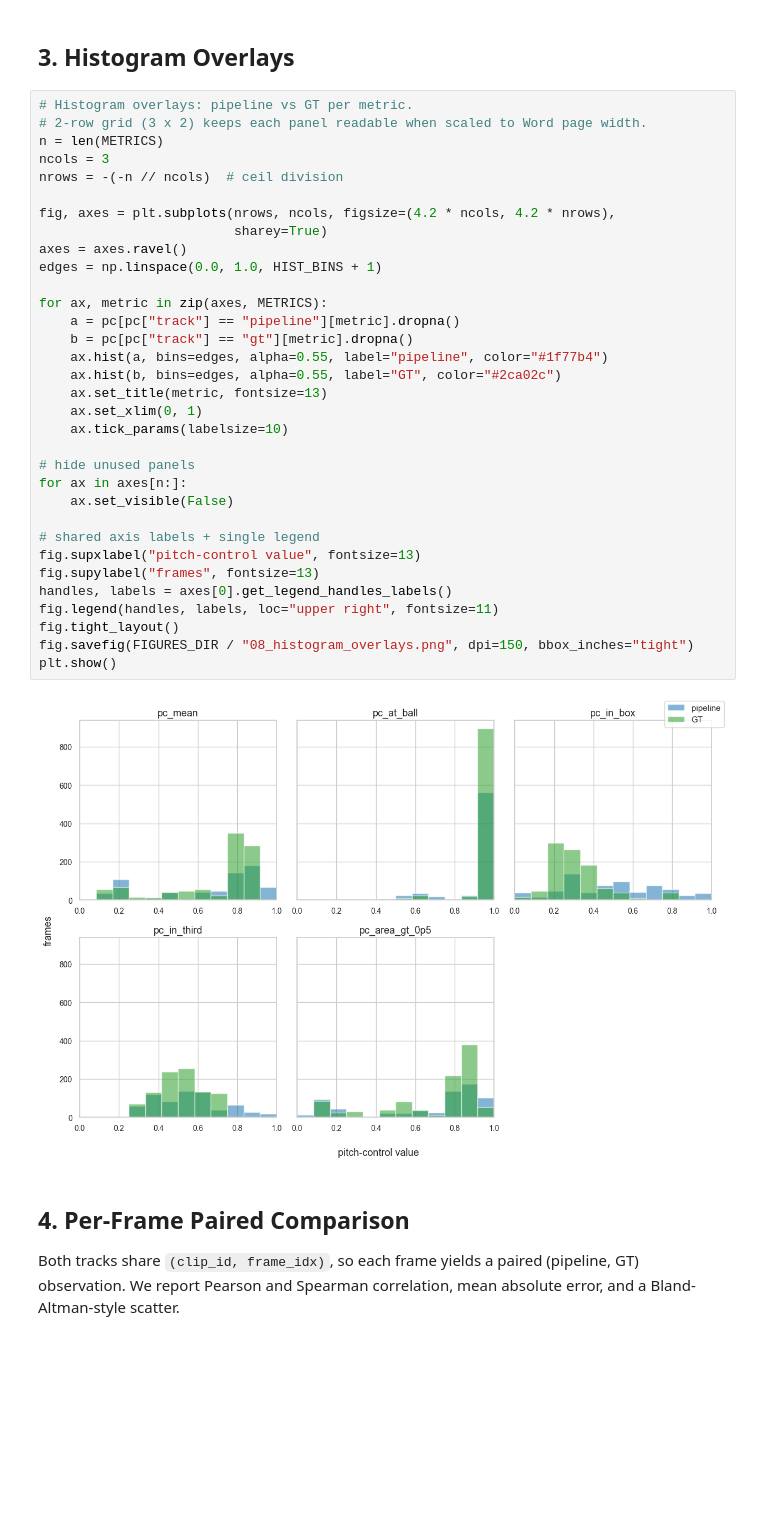
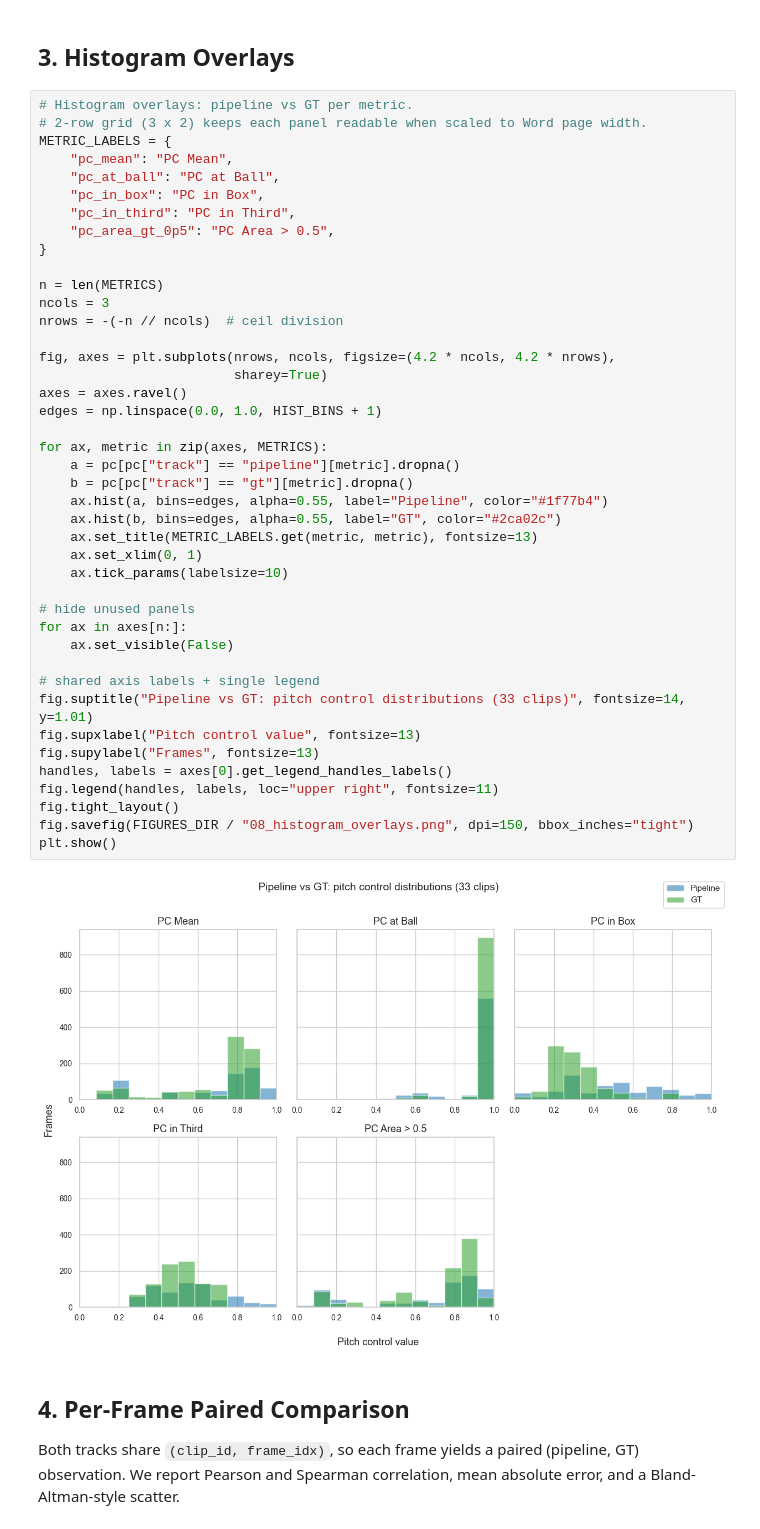
Before and after one commit to itzmore-mph/soccernet-setpiece-vision, a Jupyter notebook: notebooks/03_evaluation_and_validation.ipynb, the cells around one changed output. Saved outputs shown, nothing was run; the diff lists cells and outputs as text; blank space fills up the shorter version.

```diff
--- a/notebooks/03_evaluation_and_validation.ipynb
+++ b/notebooks/03_evaluation_and_validation.ipynb
@@ -117,38 +117,47 @@ Mean histogram overlap: 0.726
 # %%
 # Histogram overlays: pipeline vs GT per metric.
 # 2-row grid (3 x 2) keeps each panel readable when scaled to Word page width.
+METRIC_LABELS = {
+    "pc_mean": "PC Mean",
+    "pc_at_ball": "PC at Ball",
+    "pc_in_box": "PC in Box",
+    "pc_in_third": "PC in Third",
+    "pc_area_gt_0p5": "PC Area > 0.5",
+}
+
 n = len(METRICS)
 ncols = 3
 nrows = -(-n // ncols)  # ceil division
 
 fig, axes = plt.subplots(nrows, ncols, figsize=(4.2 * ncols, 4.2 * nrows),
                          sharey=True)
 axes = axes.ravel()
 edges = np.linspace(0.0, 1.0, HIST_BINS + 1)
 
 for ax, metric in zip(axes, METRICS):
     a = pc[pc["track"] == "pipeline"][metric].dropna()
     b = pc[pc["track"] == "gt"][metric].dropna()
-    ax.hist(a, bins=edges, alpha=0.55, label="pipeline", color="#1f77b4")
+    ax.hist(a, bins=edges, alpha=0.55, label="Pipeline", color="#1f77b4")
     ax.hist(b, bins=edges, alpha=0.55, label="GT", color="#2ca02c")
-    ax.set_title(metric, fontsize=13)
+    ax.set_title(METRIC_LABELS.get(metric, metric), fontsize=13)
     ax.set_xlim(0, 1)
     ax.tick_params(labelsize=10)
 
 # hide unused panels
 for ax in axes[n:]:
     ax.set_visible(False)
 
 # shared axis labels + single legend
-fig.supxlabel("pitch-control value", fontsize=13)
-fig.supylabel("frames", fontsize=13)
+fig.suptitle("Pipeline vs GT: pitch control distributions (33 clips)", fontsize=14, y=1.01)
+fig.supxlabel("Pitch control value", fontsize=13)
+fig.supylabel("Frames", fontsize=13)
 handles, labels = axes[0].get_legend_handles_labels()
 fig.legend(handles, labels, loc="upper right", fontsize=11)
 fig.tight_layout()
 fig.savefig(FIGURES_DIR / "08_histogram_overlays.png", dpi=150, bbox_inches="tight")
 plt.show()
 # %% [output]
-[figure, old version]
+[figure, new version]
 # %% [markdown]
 ## 4. Per-Frame Paired Comparison
 
```
Also changed, not shown: parts of 2 cells of this notebook, 14 other files.
